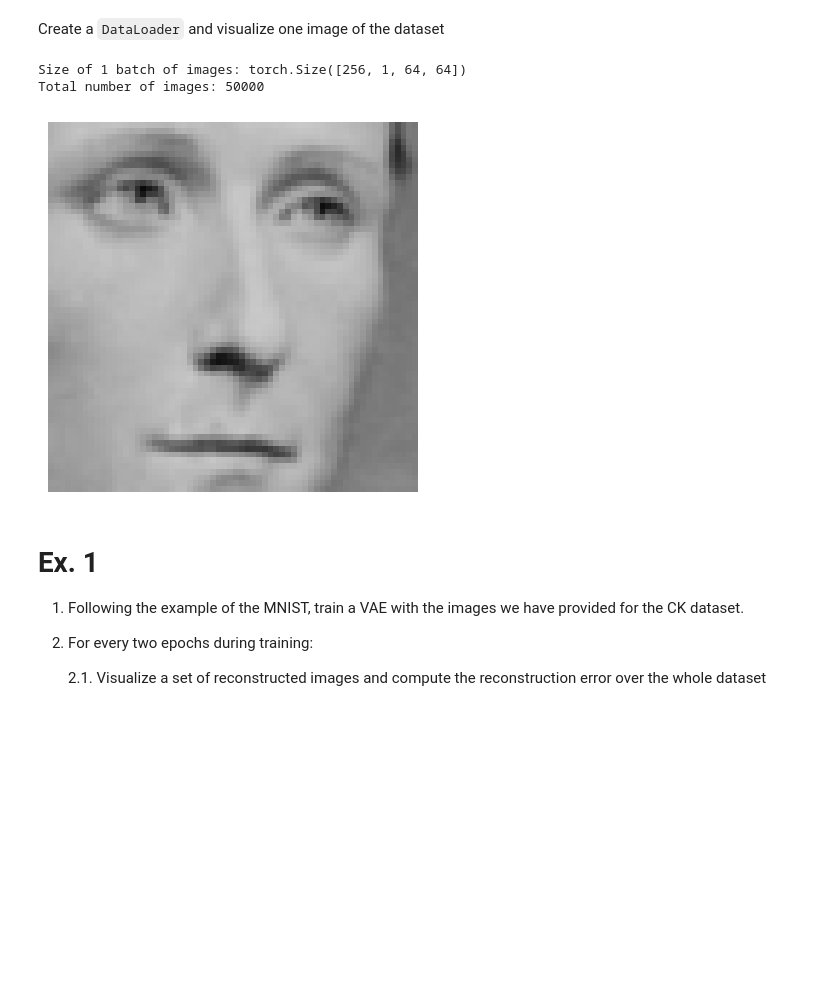
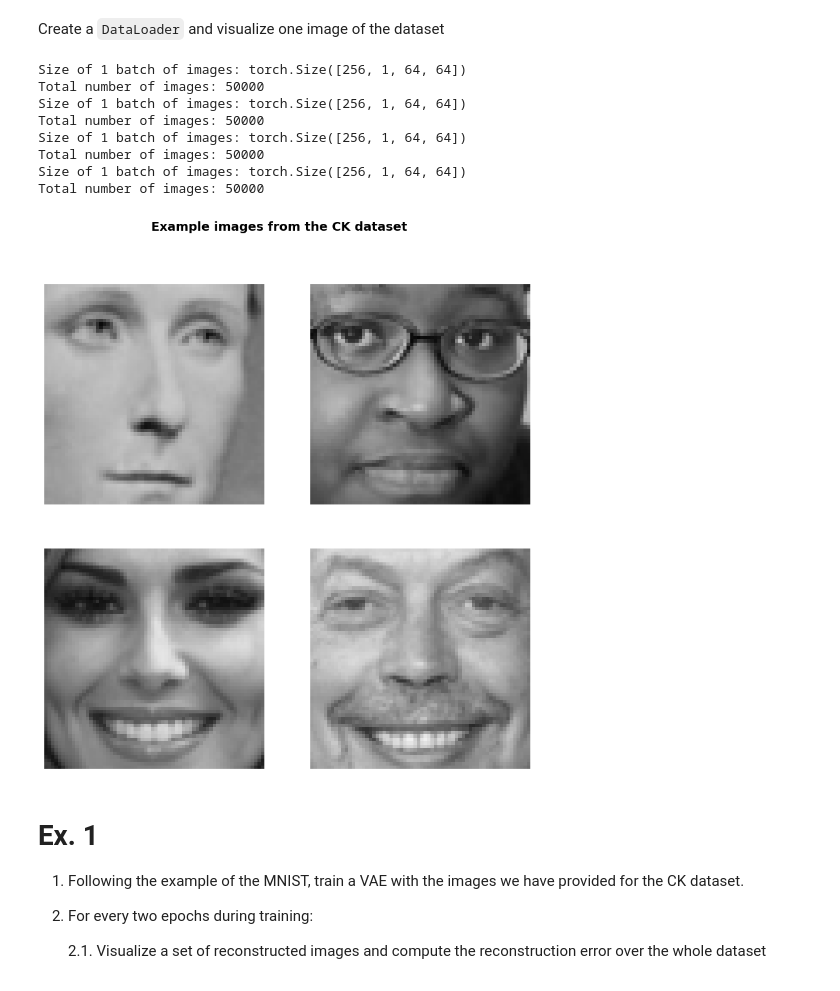
Before and after one commit to Alejandro-FA/UPF-Deep_Learning, a Jupyter notebook: P4/P4-Questions.ipynb, the cells around one changed output. Saved outputs shown, nothing was run; the diff lists cells and outputs as text; code cells hidden in the pictures; blank space fills up the shorter version.

```diff
--- a/P4/P4-Questions.ipynb
+++ b/P4/P4-Questions.ipynb
@@ -42,13 +32,13 @@ import MyTorchWrapper as mtw
 from architectures import GenerativeModel, VAE, GAN
 
 
-data_path = 'P4/Data'
-results_path = 'P4/Results'
+data_path = 'Data'
+results_path = 'Results'
 output_images_path = results_path + '/images'
 
 save_figure = True  # Whether to save figures or not # FIXME: not used
 show_figure = False
-num_epochs = 20
+num_epochs = 2
 plot_every = 10 # During training, plot results every {plot_every} epochs
 # %%
 """# Our global variables"""
@@ -95,22 +85,36 @@ Create a `DataLoader` and visualize one image of the dataset
 # %%
 if explore_dataset:
     tr_exploration = transforms.Compose([transforms.ToTensor(), ])
     faces_db = FacesDB(data_path + '/faces/face_ims_64x64.mat', tr_exploration)
     exploration_loader = torch.utils.data.DataLoader(
         dataset=faces_db, batch_size=256, shuffle=True, pin_memory=True)
 
     # Mini-batch images
-    images = next(iter(exploration_loader))
-    print("Size of 1 batch of images:", images.shape)
-    print("Total number of images:", len(faces_db))
-    image = images[0, :, :, :].repeat(3, 1, 1)
-    plt.imshow(image.permute(1, 2, 0).squeeze().numpy())
-    plt.axis('off')
+    num_images = 4
+    fig, axes = plt.subplots(int(sqrt(num_images)), int(sqrt(num_images)), figsize=(10, 10))
+    fig.suptitle("Example images from the CK dataset", fontsize=14, fontweight="bold")
+    for i in range(int(sqrt(num_images))):
+        for j in range(int(sqrt(num_images))):
+            images = next(iter(exploration_loader))
+            print("Size of 1 batch of images:", images.shape)
+            print("Total number of images:", len(faces_db))
+            image = images[0, :, :, :].repeat(3, 1, 1)
+            axes[i][j].imshow(image.permute(1, 2, 0).squeeze().numpy())
+            axes[i][j].axis('off')
+
+    if save_figure:
+        plt.savefig(f"{results_path}/ck_examples.png", dpi=300)
     plt.show()
 # %% [output]
 Size of 1 batch of images: torch.Size([256, 1, 64, 64])
 Total number of images: 50000
+Size of 1 batch of images: torch.Size([256, 1, 64, 64])
+Total number of images: 50000
+Size of 1 batch of images: torch.Size([256, 1, 64, 64])
+Total number of images: 50000
+Size of 1 batch of images: torch.Size([256, 1, 64, 64])
+Total number of images: 50000
-[figure, old version]
+[figure, new version]
 # %%
 tr_training = transforms.Compose([
     transforms.Resize((output_resolution, output_resolution)),
```
Also changed, not shown: parts of 7 cells of this notebook, 5 other files.
